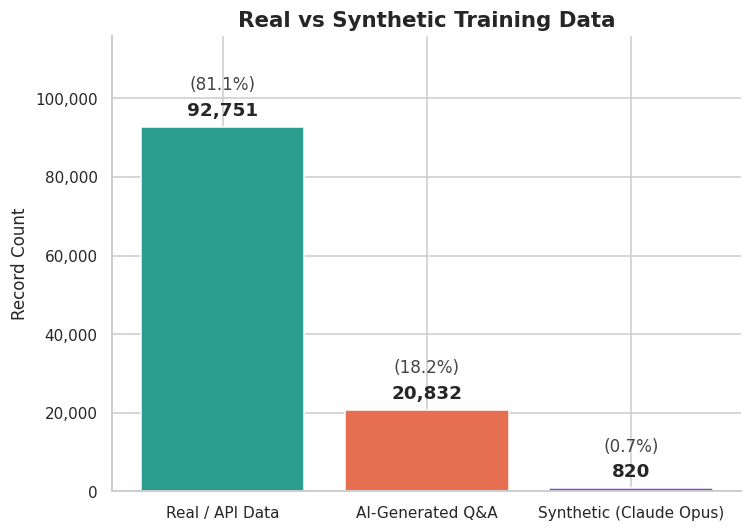
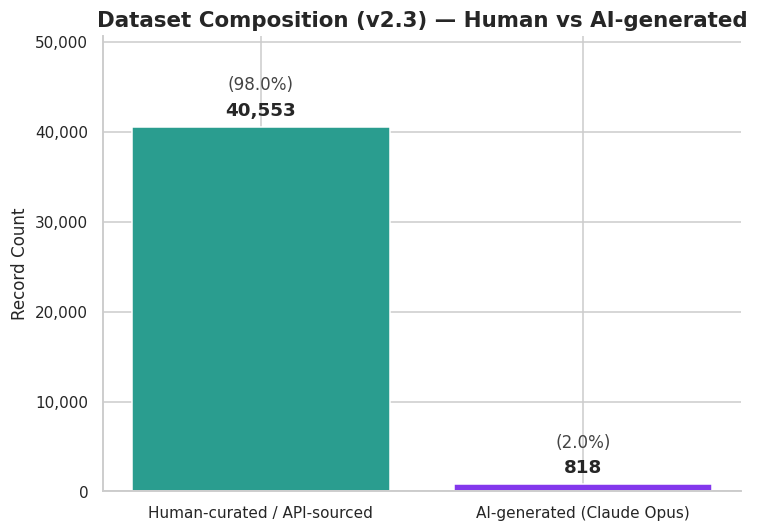
Unified diff of the notebook cell whose output changed from the first chart to the second:
--- before
+++ after
@@ -1,17 +1,15 @@
-AI_GENERATED  = {"hf_fenrir", "hf_cyber_v1"}
-SYNTHETIC     = {"synthetic_uncertainty"}
+SYNTHETIC = {"synthetic_uncertainty"}
 
-real_count    = sum(1 for r in records if r.get("source") not in AI_GENERATED | SYNTHETIC)
-ai_count      = sum(1 for r in records if r.get("source") in AI_GENERATED)
-synth_count   = sum(1 for r in records if r.get("source") in SYNTHETIC)
+human_count = sum(1 for r in records if r.get("source") not in SYNTHETIC)
+ai_count    = sum(1 for r in records if r.get("source") in SYNTHETIC)
 
-labels = ["Real / API Data", "AI-Generated Q&A", "Synthetic (Claude Opus)"]
-values = [real_count, ai_count, synth_count]
+labels = ["Human-curated / API-sourced", "AI-generated (Claude Opus)"]
+values = [human_count, ai_count]
 
 fig, ax = plt.subplots(figsize=(7, 5))
 bars = ax.bar(labels, values,
-              color=["#2a9d8f", "#e76f51", "#8338ec"], edgecolor="white", linewidth=1)
+              color=["#2a9d8f", "#8338ec"], edgecolor="white", linewidth=1)
 ax.set_ylabel("Record Count")
-ax.set_title("Real vs Synthetic Training Data")
+ax.set_title("Dataset Composition (v2.3) — Human vs AI-generated")
 ax.yaxis.set_major_formatter(THOUSANDS)
 ax.set_ylim(0, max(values) * 1.25)

Commit: update